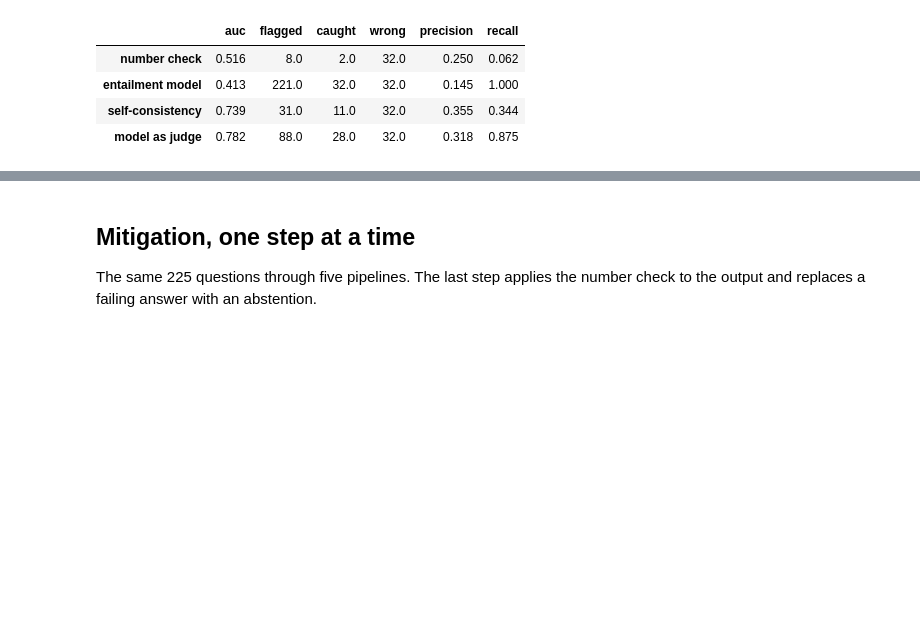
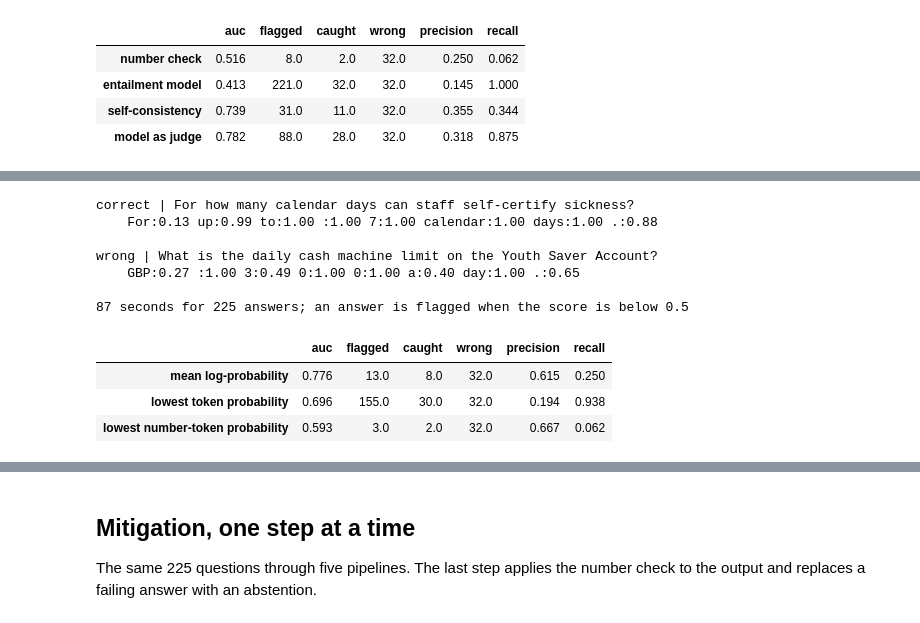
Before and after one commit to iitm-da/finance-ml, a Jupyter notebook: llm/llms_in_depth.ipynb, the cells around one changed output, grey strips where cells are left out. Cells and saved outputs as stored; diff of their text form; code cells hidden in the pictures; blank space fills up the shorter version.

```diff
--- a/llm/llms_in_depth.ipynb
+++ b/llm/llms_in_depth.ipynb
@@ -986,0 +1048,36 @@ pd.DataFrame(DET).T.round(3)
+# %%
+def answer_probs(i):
+    head = ltok.apply_chat_template([{'role': 'system', 'content': SYS_RAG}, {'role': 'user', 'content': rag_prompt(i, 'dense', 3)}],
+                                    tokenize=False, add_generation_prompt=True)
+    a = ltok(head, return_tensors='pt').input_ids; b = ltok(POOL[i], add_special_tokens=False, return_tensors='pt').input_ids
+    with torch.no_grad():
+        lp = llm(torch.cat([a, b], 1).to(DEV)).logits[0, a.shape[1] - 1:-1].float().log_softmax(-1)
+    return [ltok.decode(int(t)) for t in b[0]], lp.gather(1, b[0].to(DEV)[:, None])[:, 0].exp().cpu().numpy()
+
+t0 = time.time()
+TP = [answer_probs(i) for i in range(N)]
+t_lp = time.time() - t0
+digit = lambda p: [x for t, x in zip(*p) if re.search(r'\d', t)]
+LP = {'mean log-probability': np.array([-np.log(p).mean() for _, p in TP]),
+      'lowest token probability': np.array([1 - p.min() for _, p in TP]),
+      'lowest number-token probability': np.array([1 - min(digit(p)) if digit(p) else 0.0 for p in TP])}
+LOGP = {'det': {k: detector(v, (np.exp(-v) < 0.5) if k.startswith('mean') else None) for k, v in LP.items()}, 'secs': t_lp}
+best = LP['lowest number-token probability']
+iw = next(i for i in np.argsort(-best) if y_wrong[i] and len(TP[i][0]) <= 22); ic = next(i for i in np.argsort(best) if G[i] == 'correct' and 8 <= len(TP[i][0]) <= 22 and digit(TP[i]))
+LOGP['ex'] = [{'q': qs[i]['question'], 'grade': G[i], 'tok': TP[i][0], 'p': [float(x) for x in TP[i][1]]} for i in (ic, iw)]
+for e in LOGP['ex']:
+    print(e['grade'], '|', e['q'], '\n   ', ' '.join(f'{t.strip()}:{x:.2f}' for t, x in zip(e['tok'], e['p'])), '\n')
+print(f'{t_lp:.0f} seconds for {N} answers; an answer is flagged when the score is below 0.5')
+pd.DataFrame(LOGP['det']).T.round(3)
+# %% [output]
+correct | For how many calendar days can staff self-certify sickness?
+    For:0.13 up:0.99 to:1.00 :1.00 7:1.00 calendar:1.00 days:1.00 .:0.88
+
+wrong | What is the daily cash machine limit on the Youth Saver Account?
+    GBP:0.27 :1.00 3:0.49 0:1.00 0:1.00 a:0.40 day:1.00 .:0.65
+
+87 seconds for 225 answers; an answer is flagged when the score is below 0.5
+|  | auc | flagged | caught | wrong | precision | recall |
+| mean log-probability | 0.776 | 13.0 | 8.0 | 32.0 | 0.615 | 0.250 |
+| lowest token probability | 0.696 | 155.0 | 30.0 | 32.0 | 0.194 | 0.938 |
+| lowest number-token probability | 0.593 | 3.0 | 2.0 | 32.0 | 0.667 | 0.062 |
```
Also changed, not shown: parts of 7 cells of this notebook, 8 other files.
